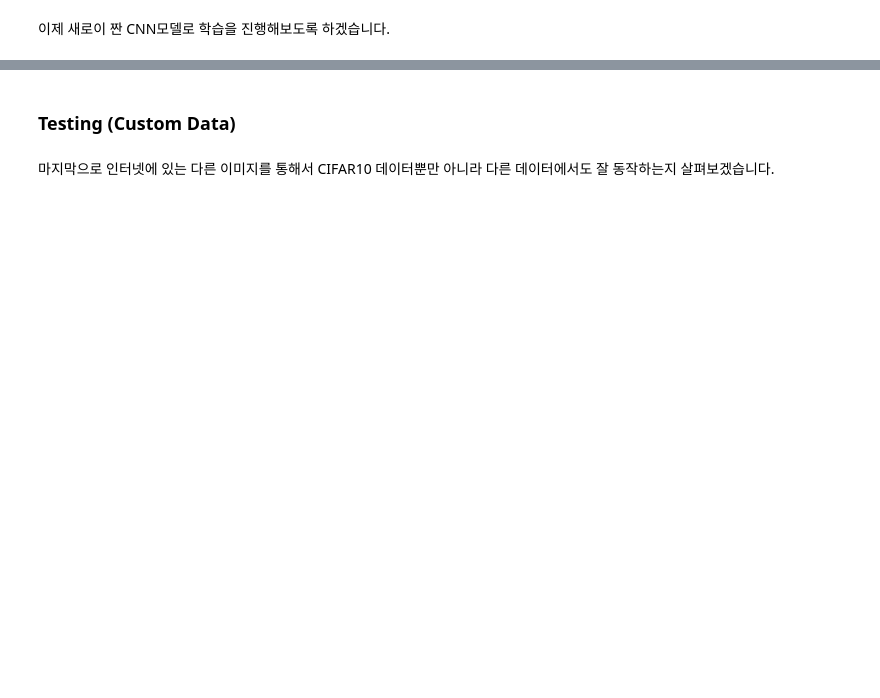
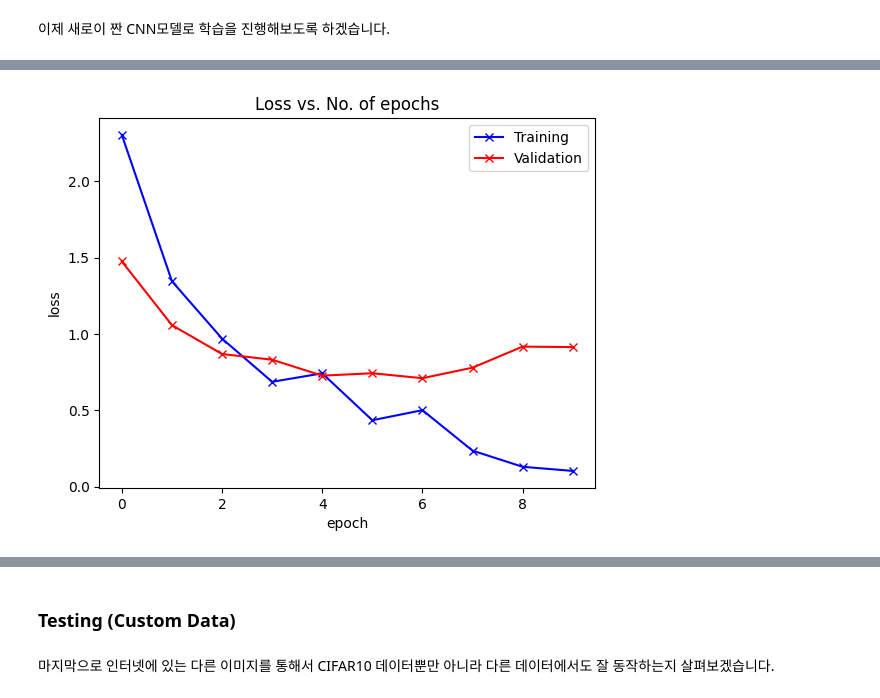
Before and after one commit to tnwls6865/Creative_Masters, a Jupyter notebook: week4.ipynb, the cells around one changed output, grey strips where cells are left out. Cells and saved outputs as stored; diff of their text form; code cells hidden in the pictures; blank space fills up the shorter version.

```diff
--- a/week4.ipynb
+++ b/week4.ipynb
@@ -88,6 +96,6 @@ with open("my_text_file.txt", "w") as f:
 # %% [markdown]
 데이터 세트는 제 드라이브의 cifar10 디렉토리로 추출됩니다. 여기에는 train 세트(50000개 이미지)와 test 세트(10000개 이미지)가 각각 포함된 train 및 test 폴더 2개가 포함되어 있습니다. 각각은 이미지의 각 클래스에 대해 하나씩 10개의 폴더를 포함합니다. os.listdir을 사용하여 이를 확인하도록 하겠습니다.
 # %%
-data_dir = '/content/gdrive/MyDrive/cifar10_data/cifar10'
+data_dir = './cifar10'
 
 print(os.listdir(data_dir))
@@ -475,5 +640,8 @@ print(model)
 # %% [markdown]
 이제 새로이 짠 CNN모델로 학습을 진행해보도록 하겠습니다.
+# %%
+loss_fn = nn.CrossEntropyLoss()
+optimizer = torch.optim.Adam(model.parameters(), lr=1e-3)
 # %%
 epochs = 10
 train_loss_list, valid_loss_list, valid_acc_list = list(), list(), list()
@@ -493,3 +683,21 @@ plot_loss(valid_loss_list)
+# %%
+new_train_loss_list = list()
+
+for i,x in enumerate(train_loss_list):
+    if i % 4 == 0:
+        new_train_loss_list.append(x)
+
+def plot_losses(train_losses, val_losses):
+    plt.plot(train_losses, '-bx')
+    plt.plot(val_losses, '-rx')
+    plt.xlabel('epoch')
+    plt.ylabel('loss')
+    plt.legend(['Training', 'Validation'])
+    plt.title('Loss vs. No. of epochs');
+
+plot_losses(new_train_loss_list, valid_loss_list)
+# %% [output]
+[figure, added]
 # %%
 #@title
 img, label = test_dataset[0]
```
Also changed, not shown: parts of 36 cells of this notebook.
